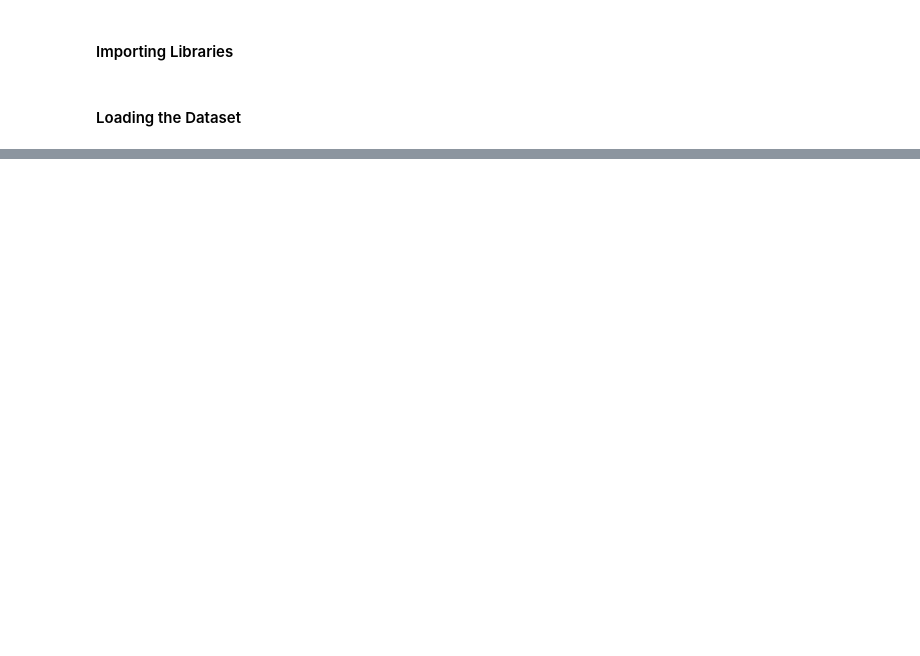
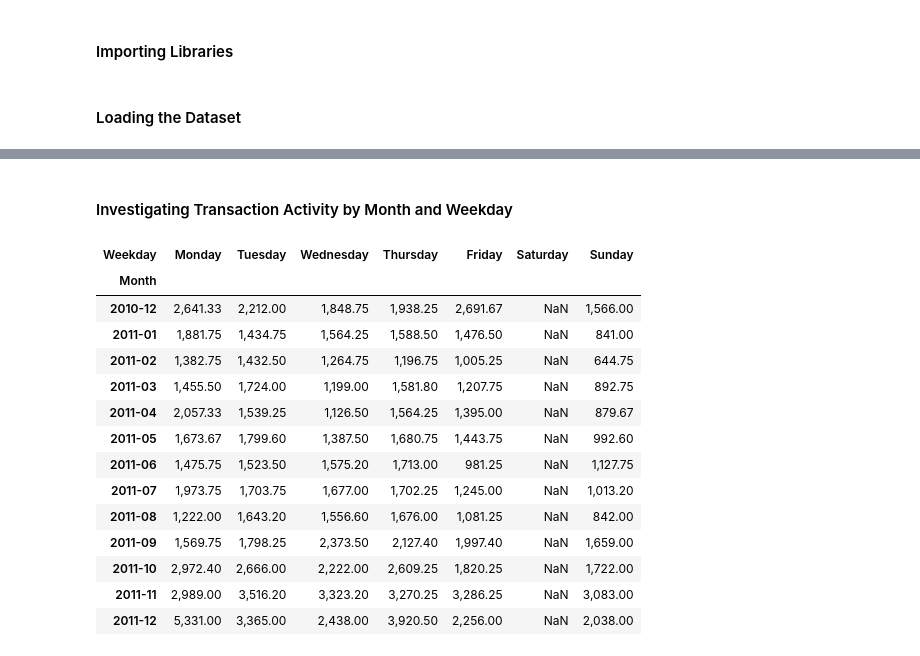
Before and after one commit to TejasMJ/Retail-Sales-Dynamics, a Jupyter notebook: notebooks/01_data_understanding.ipynb, the cells around one changed output, grey strips where cells are left out. Saved outputs shown, nothing was run; the diff lists cells and outputs as text; code cells hidden in the pictures; blank space fills up the shorter version.

```diff
--- a/notebooks/01_data_understanding.ipynb
+++ b/notebooks/01_data_understanding.ipynb
@@ -26,0 +793,42 @@ Dataset Shape: (541909, 8)
+# %% [markdown]
+#### Investigating Transaction Activity by Month and Weekday
+# %%
+monthly_weekday_summary = (
+    df.assign(
+        Month=df["InvoiceDate"].dt.to_period("M").astype(str),
+        Weekday=df["InvoiceDate"].dt.day_name(),
+        Transaction_Date=df["InvoiceDate"].dt.normalize()
+    )
+    .groupby(["Month", "Weekday"])
+    .agg(
+        Transaction_Records=("InvoiceNo", "size"),
+        Active_Days=("Transaction_Date", "nunique")
+    )
+)
+monthly_weekday_summary["Records_Per_Active_Day"] = (
+    monthly_weekday_summary["Transaction_Records"]
+    / monthly_weekday_summary["Active_Days"]
+)
+monthly_weekday_pivot = (
+    monthly_weekday_summary["Records_Per_Active_Day"]
+    .unstack("Weekday")
+    .reindex(columns=weekday_order)
+    .round(2)
+)
+display(monthly_weekday_pivot)
+# %% [output]
+| Weekday | Monday | Tuesday | Wednesday | Thursday | Friday | Saturday | Sunday |
+| Month |  |  |  |  |  |  |  |
+| 2010-12 | 2,641.33 | 2,212.00 | 1,848.75 | 1,938.25 | 2,691.67 | NaN | 1,566.00 |
+| 2011-01 | 1,881.75 | 1,434.75 | 1,564.25 | 1,588.50 | 1,476.50 | NaN | 841.00 |
+| 2011-02 | 1,382.75 | 1,432.50 | 1,264.75 | 1,196.75 | 1,005.25 | NaN | 644.75 |
+| 2011-03 | 1,455.50 | 1,724.00 | 1,199.00 | 1,581.80 | 1,207.75 | NaN | 892.75 |
+| 2011-04 | 2,057.33 | 1,539.25 | 1,126.50 | 1,564.25 | 1,395.00 | NaN | 879.67 |
+| 2011-05 | 1,673.67 | 1,799.60 | 1,387.50 | 1,680.75 | 1,443.75 | NaN | 992.60 |
+| 2011-06 | 1,475.75 | 1,523.50 | 1,575.20 | 1,713.00 | 981.25 | NaN | 1,127.75 |
+| 2011-07 | 1,973.75 | 1,703.75 | 1,677.00 | 1,702.25 | 1,245.00 | NaN | 1,013.20 |
+| 2011-08 | 1,222.00 | 1,643.20 | 1,556.60 | 1,676.00 | 1,081.25 | NaN | 842.00 |
+| 2011-09 | 1,569.75 | 1,798.25 | 2,373.50 | 2,127.40 | 1,997.40 | NaN | 1,659.00 |
+| 2011-10 | 2,972.40 | 2,666.00 | 2,222.00 | 2,609.25 | 1,820.25 | NaN | 1,722.00 |
+| 2011-11 | 2,989.00 | 3,516.20 | 3,323.20 | 3,270.25 | 3,286.25 | NaN | 3,083.00 |
+| 2011-12 | 5,331.00 | 3,365.00 | 2,438.00 | 3,920.50 | 2,256.00 | NaN | 2,038.00 |
```
Also changed, not shown: parts of 95 cells of this notebook.
